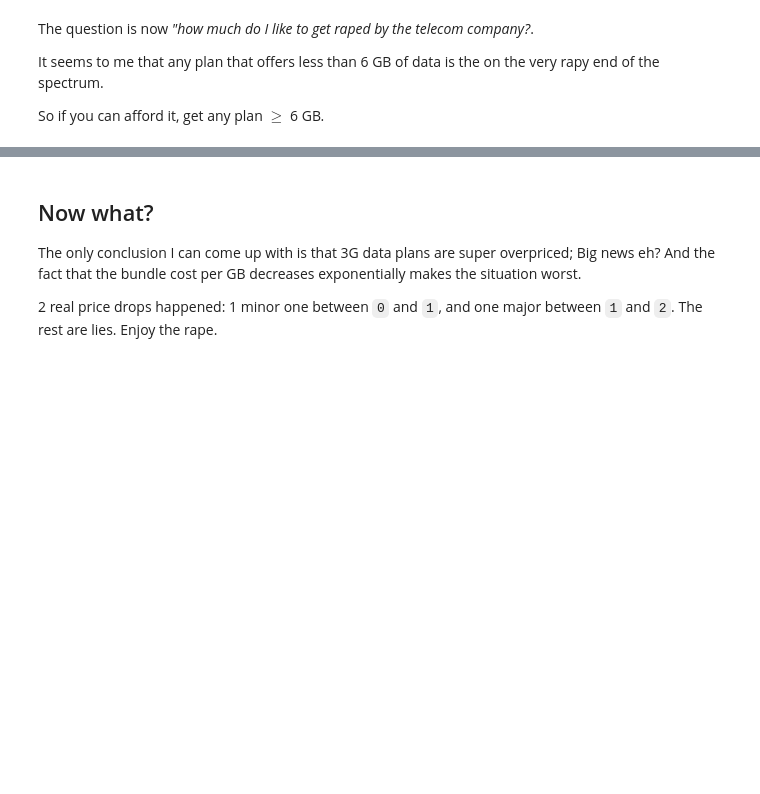
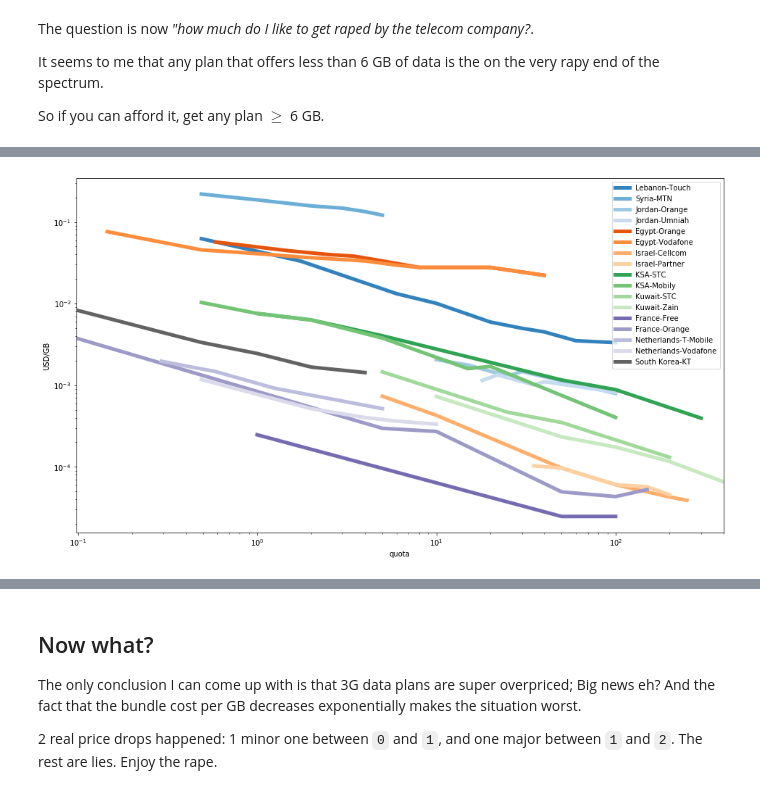
Before and after one commit to 0xfiras/3g-data-plans-pricing, a Jupyter notebook: plot.ipynb, the cells around one changed output, grey strips where cells are left out. Cells and saved outputs as stored; diff of their text form; code cells hidden in the pictures; blank space fills up the shorter version.

Commit message:
Added information from telcos of different countries

```diff
--- a/plot.ipynb
+++ b/plot.ipynb
@@ -270,0 +365,17 @@ So if you can afford it, get any plan $\ge$ 6 GB.
+# %%
+fig, ax = plt.subplots(figsize=(16,9))
+
+telcos_df = {}
+
+plt.rcParams["axes.prop_cycle"] = get_cycle("tab20c")
+
+for i in telcos:
+    df = pd.read_csv(telcos[i])
+    df["per_dollar"] = df["price"] / df["quota"] / median_wealth[i]
+    telcos_df[i] = df
+    df.plot(ax=ax, loglog=True, kind="line", lw=5, x="quota", y="per_dollar", label=i)
+
+ax.set_ylabel("USD/GB")
+fig.show()
+# %% [output]
+[figure, added]
```
Also changed, not shown: parts of 10 cells of this notebook, 24 other files.
